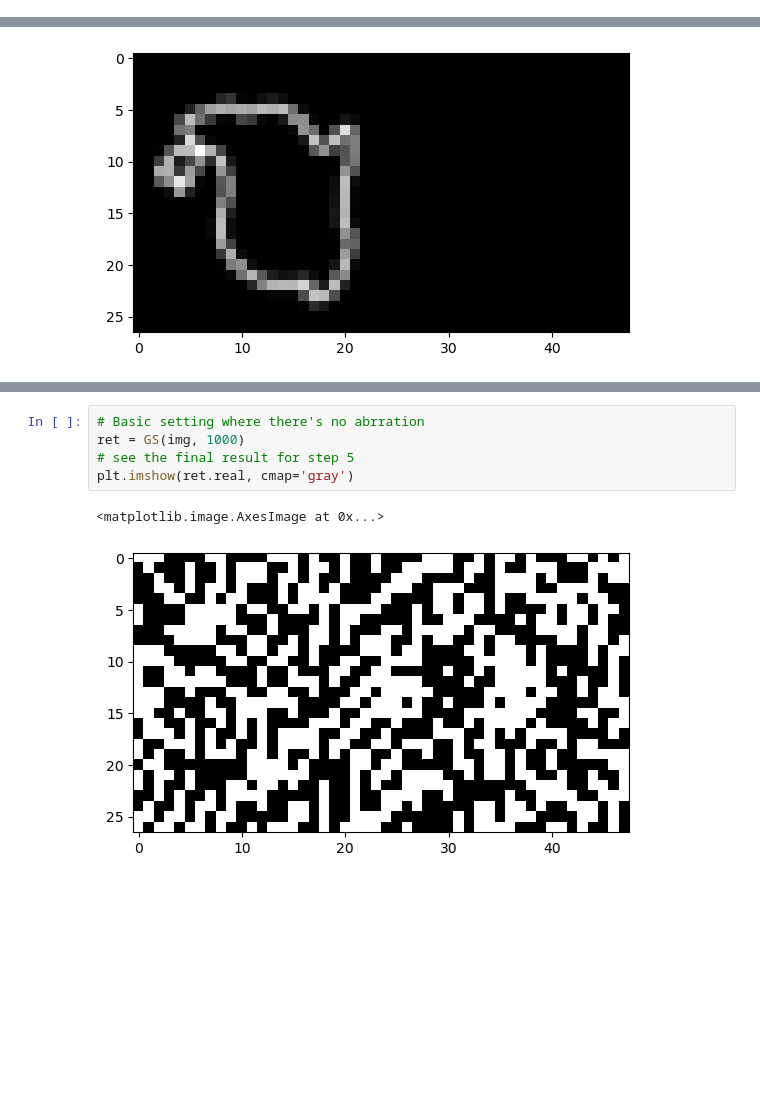
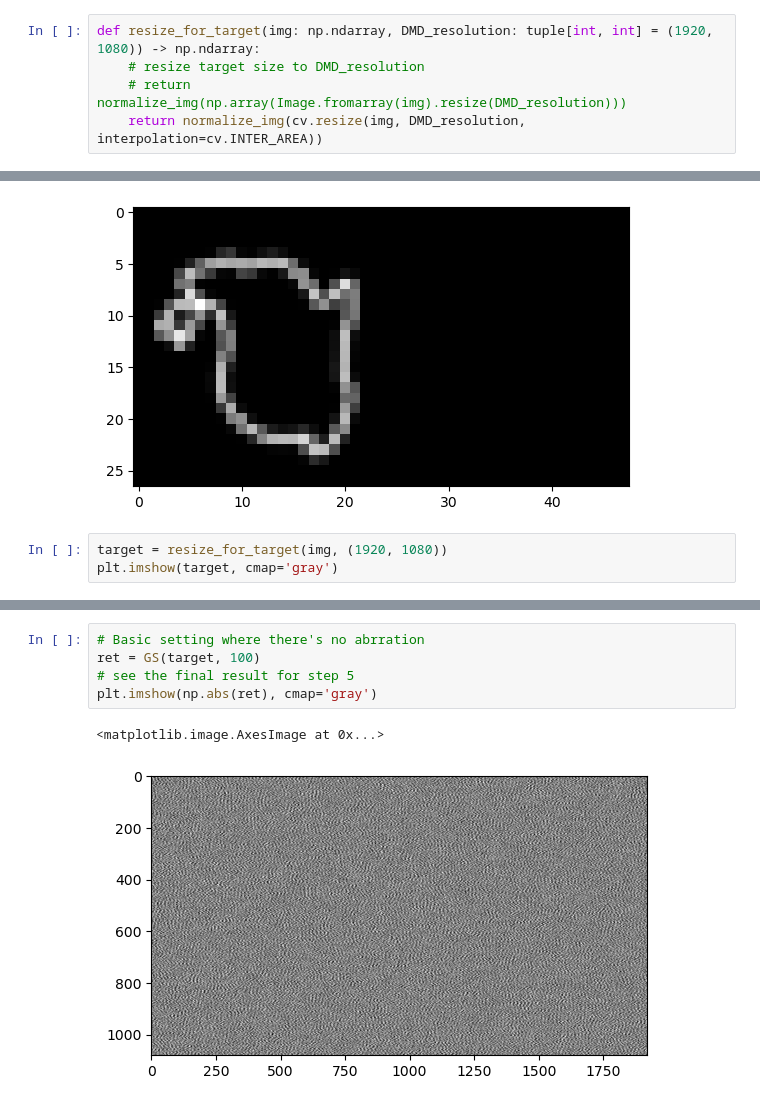
Before and after one commit to zhuyuezx/CSC494_holoprojector, a Jupyter notebook: Code/GS_algorithm.ipynb, the cells around one changed output, grey strips where cells are left out. Saved outputs shown, nothing was run; the diff lists cells and outputs as text; blank space fills up the shorter version.

```diff
--- a/Code/GS_algorithm.ipynb
+++ b/Code/GS_algorithm.ipynb
@@ -21,6 +22,11 @@ def random_init(w: int, h: int) -> np.ndarray:
 # %%
 def normalize_img(img: np.ndarray) -> np.ndarray:
     return (img - img.min()) / (img.max() - img.min())
+# %%
+def resize_for_target(img: np.ndarray, DMD_resolution: tuple[int, int] = (1920, 1080)) -> np.ndarray:
+    # resize target size to DMD_resolution
+    # return normalize_img(np.array(Image.fromarray(img).resize(DMD_resolution)))
+    return normalize_img(cv.resize(img, DMD_resolution, interpolation=cv.INTER_AREA))
 # %%
 def GS(target: np.ndarray, iter: int = 10, abr: np.ndarray = None) -> np.ndarray:
     h, w = target.shape
@@ -84,3 +90,6 @@ plt.imshow(img, cmap='gray')
 # %% [output]
 <matplotlib.image.AxesImage at 0x...>
 [figure]
+# %%
+target = resize_for_target(img, (1920, 1080))
+plt.imshow(target, cmap='gray')
@@ -87,10 +99,10 @@ plt.imshow(img, cmap='gray')
 # %%
 # Basic setting where there's no abrration
-ret = GS(img, 1000)
+ret = GS(target, 100)
 # see the final result for step 5
-plt.imshow(ret.real, cmap='gray')
+plt.imshow(np.abs(ret), cmap='gray')
 # %% [output]
 <matplotlib.image.AxesImage at 0x...>
-[figure, old version]
+[figure, new version]
 # %%
 # See the final result for step 3
```
Also changed, not shown: parts of 6 cells of this notebook, 1 other file.
